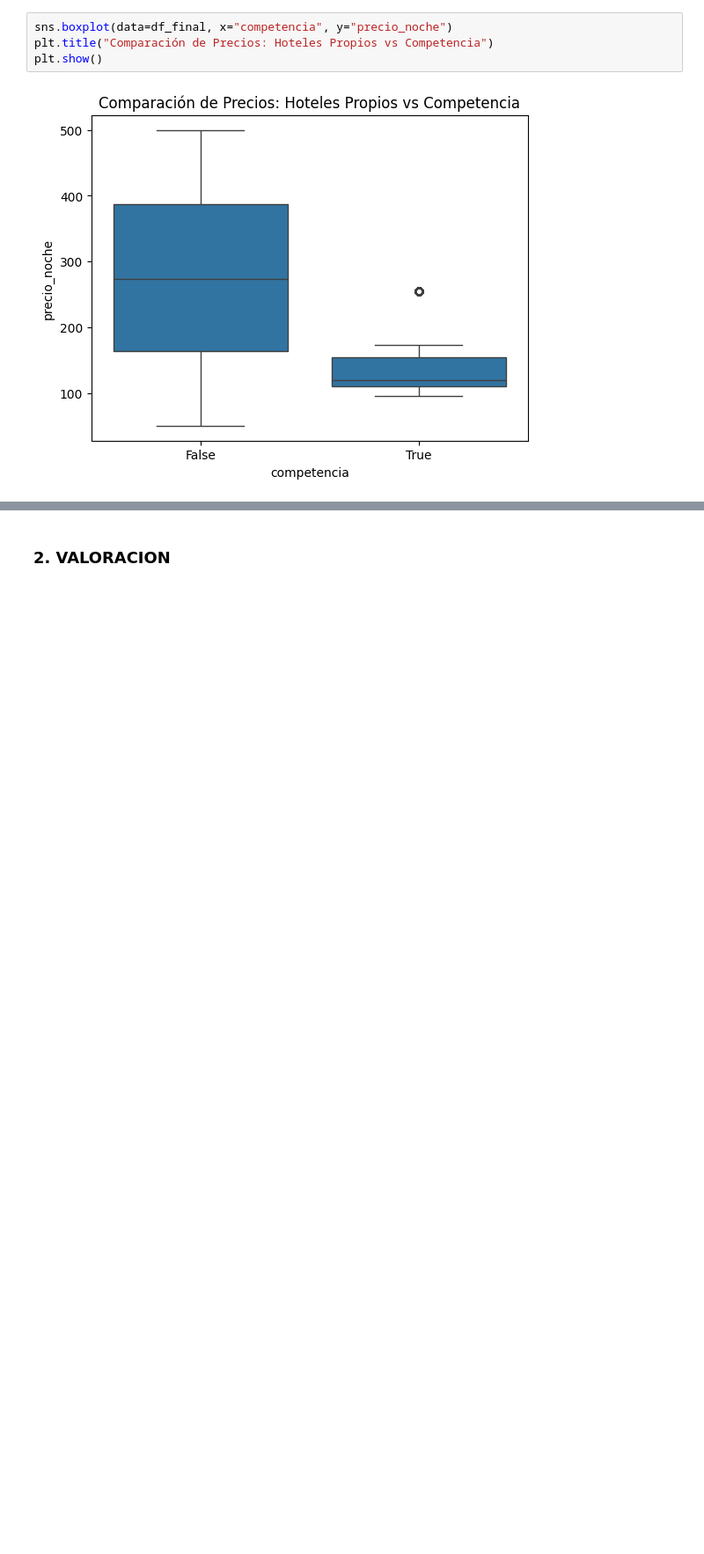
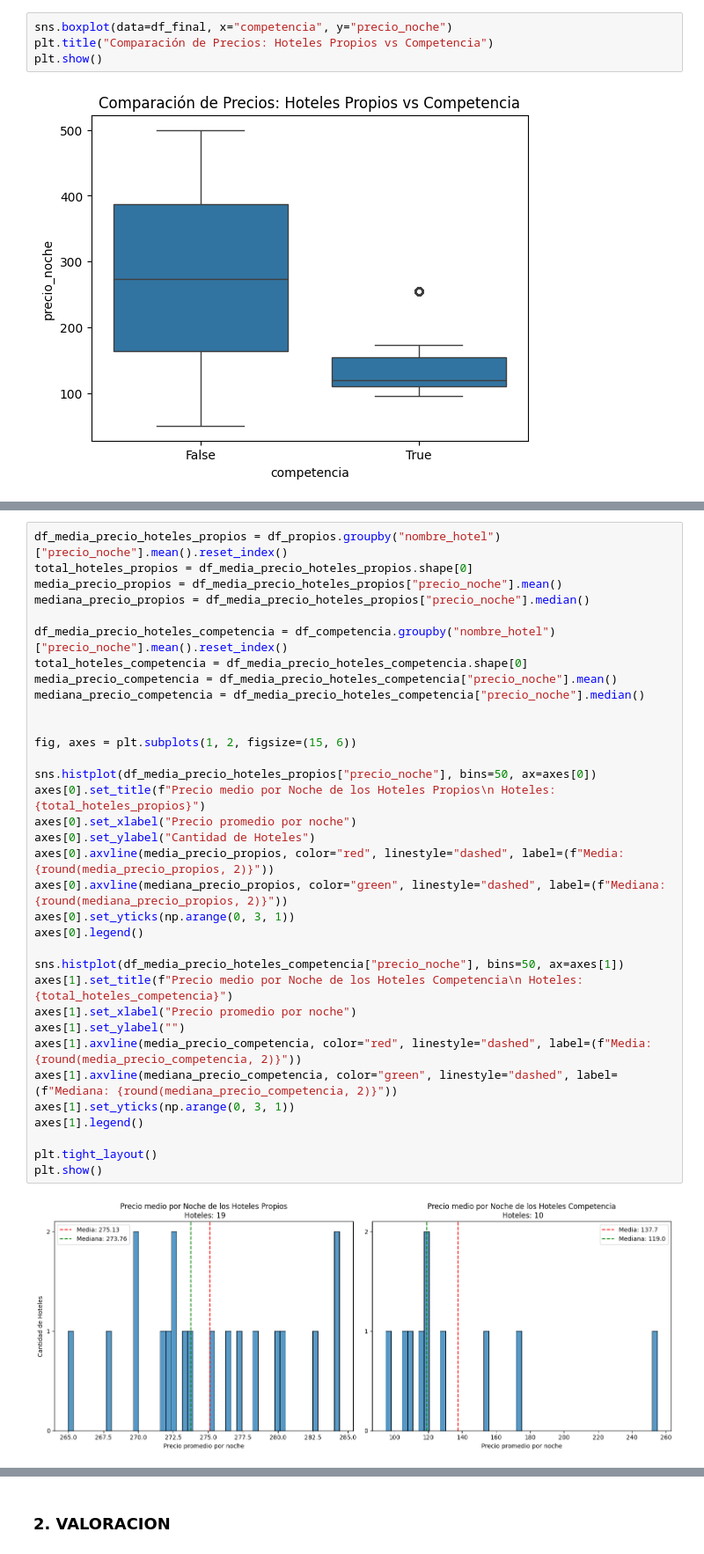
Before and after one commit to Vic4s/ETL_Hoteles, a Jupyter notebook: notebook_limpio/graficos.ipynb, the cells around one changed output, grey strips where cells are left out. Shown at 88% size. Cells and saved outputs as stored; diff of their text form; blank space fills up the shorter version.

```diff
--- a/notebook_limpio/graficos.ipynb
+++ b/notebook_limpio/graficos.ipynb
@@ -66,0 +82,36 @@ plt.show()
+# %%
+df_media_precio_hoteles_propios = df_propios.groupby("nombre_hotel")["precio_noche"].mean().reset_index()
+total_hoteles_propios = df_media_precio_hoteles_propios.shape[0]
+media_precio_propios = df_media_precio_hoteles_propios["precio_noche"].mean()
+mediana_precio_propios = df_media_precio_hoteles_propios["precio_noche"].median()
+
+df_media_precio_hoteles_competencia = df_competencia.groupby("nombre_hotel")["precio_noche"].mean().reset_index()
+total_hoteles_competencia = df_media_precio_hoteles_competencia.shape[0]
+media_precio_competencia = df_media_precio_hoteles_competencia["precio_noche"].mean()
+mediana_precio_competencia = df_media_precio_hoteles_competencia["precio_noche"].median()
+
+
+fig, axes = plt.subplots(1, 2, figsize=(15, 6))
+
+sns.histplot(df_media_precio_hoteles_propios["precio_noche"], bins=50, ax=axes[0])
+axes[0].set_title(f"Precio medio por Noche de los Hoteles Propios\n Hoteles: {total_hoteles_propios}")
+axes[0].set_xlabel("Precio promedio por noche")
+axes[0].set_ylabel("Cantidad de Hoteles")
+axes[0].axvline(media_precio_propios, color="red", linestyle="dashed", label=(f"Media: {round(media_precio_propios, 2)}"))
+axes[0].axvline(mediana_precio_propios, color="green", linestyle="dashed", label=(f"Mediana: {round(mediana_precio_propios, 2)}"))
+axes[0].set_yticks(np.arange(0, 3, 1))
+axes[0].legend()
+
+sns.histplot(df_media_precio_hoteles_competencia["precio_noche"], bins=50, ax=axes[1])
+axes[1].set_title(f"Precio medio por Noche de los Hoteles Competencia\n Hoteles: {total_hoteles_competencia}")
+axes[1].set_xlabel("Precio promedio por noche")
+axes[1].set_ylabel("")
+axes[1].axvline(media_precio_competencia, color="red", linestyle="dashed", label=(f"Media: {round(media_precio_competencia, 2)}"))
+axes[1].axvline(mediana_precio_competencia, color="green", linestyle="dashed", label=(f"Mediana: {round(mediana_precio_competencia, 2)}"))
+axes[1].set_yticks(np.arange(0, 3, 1))
+axes[1].legend()
+
+plt.tight_layout()
+plt.show()
+# %% [output]
+[figure, added]
```
Also changed, not shown: parts of 14 cells of this notebook, 1 other file.
